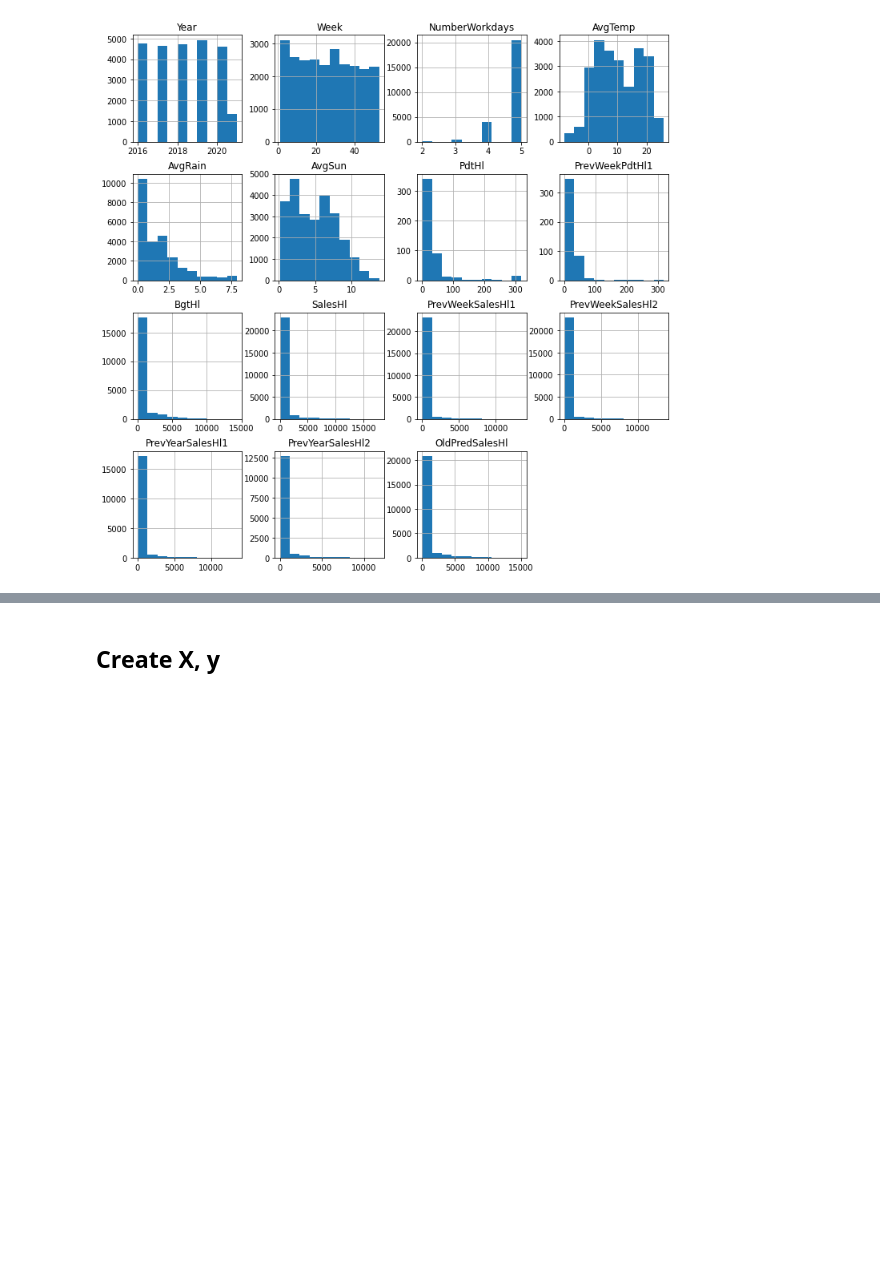
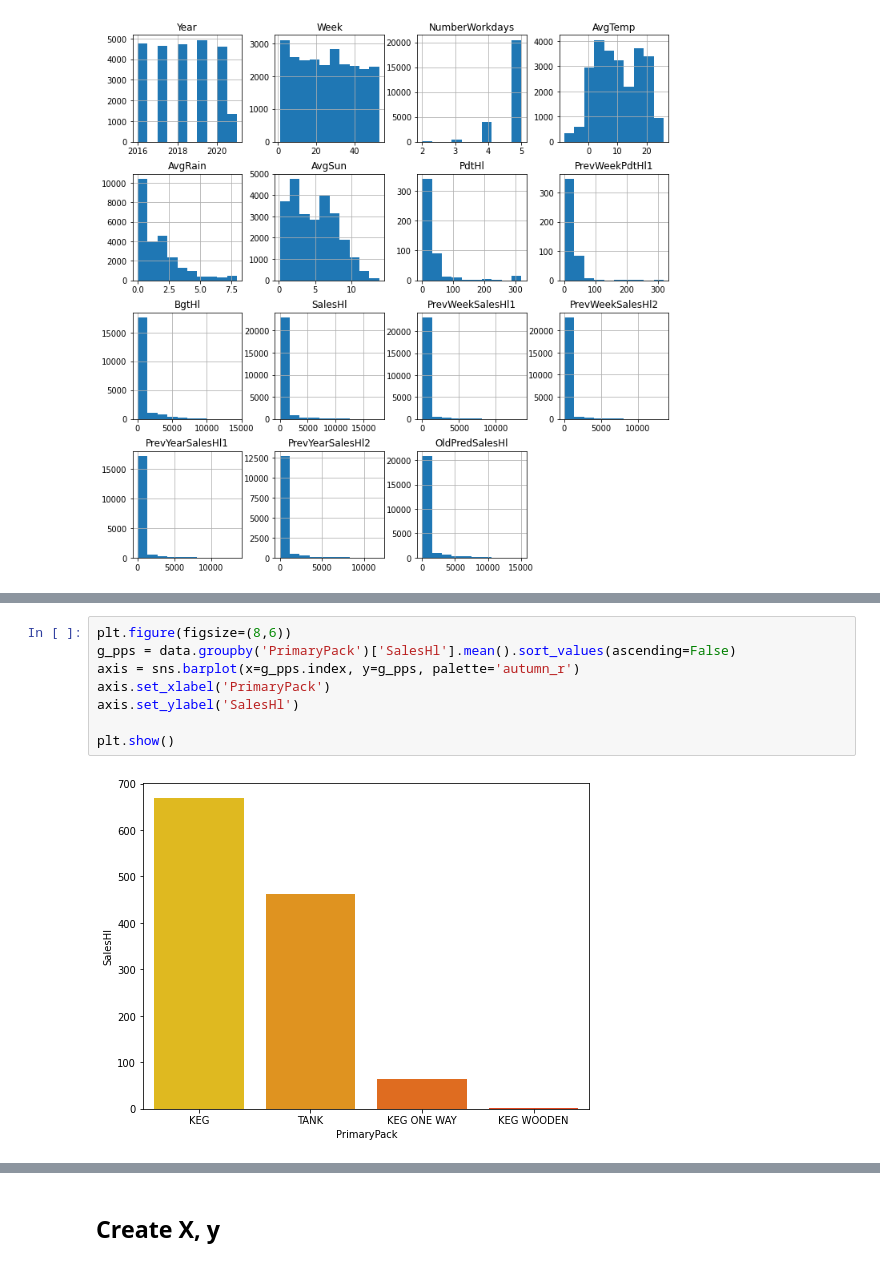
Before and after one commit to kohlicekjan/forecasting-beer-sales-ml, a Jupyter notebook: main.ipynb, the cells around one changed output, grey strips where cells are left out. Cells and saved outputs as stored; diff of their text form; blank space fills up the shorter version.

```diff
--- a/main.ipynb
+++ b/main.ipynb
@@ -109,0 +140,10 @@ data.groupby(['Year','Week']).mean().plot(y=['AvgTemp', 'AvgRain', 'AvgSun'])
+# %%
+plt.figure(figsize=(8,6))
+g_pps = data.groupby('PrimaryPack')['SalesHl'].mean().sort_values(ascending=False)
+axis = sns.barplot(x=g_pps.index, y=g_pps, palette='autumn_r')
+axis.set_xlabel('PrimaryPack')
+axis.set_ylabel('SalesHl')
+
+plt.show()
+# %% [output]
+[figure, added]
```
Also changed, not shown: parts of 24 cells of this notebook, 6 other files.
